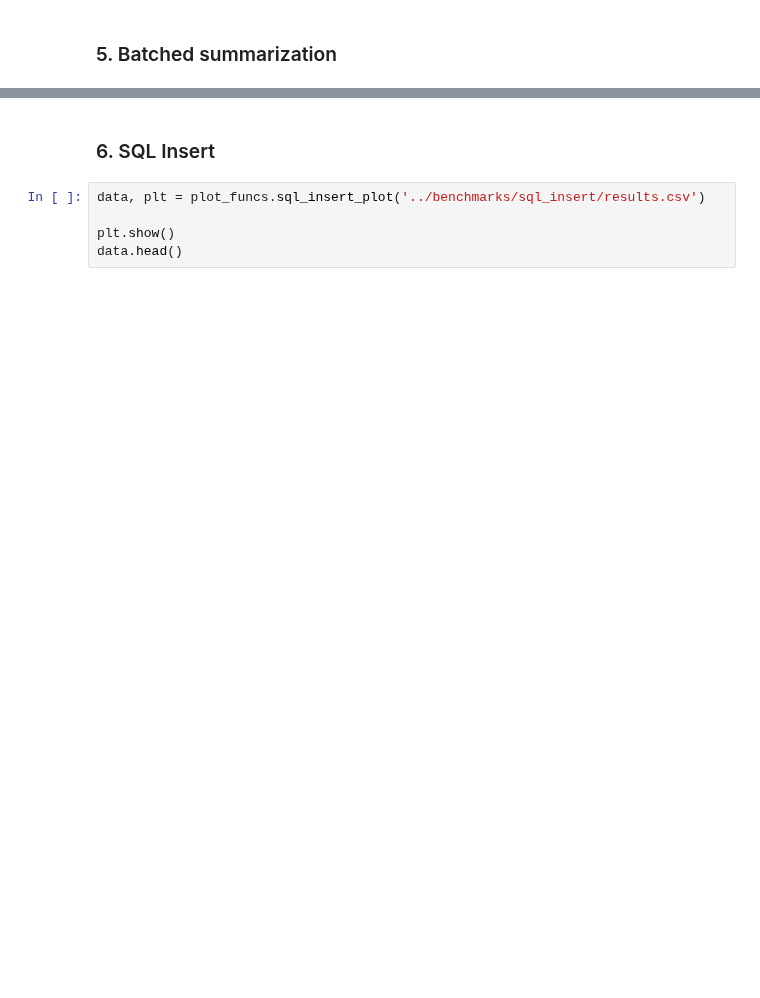
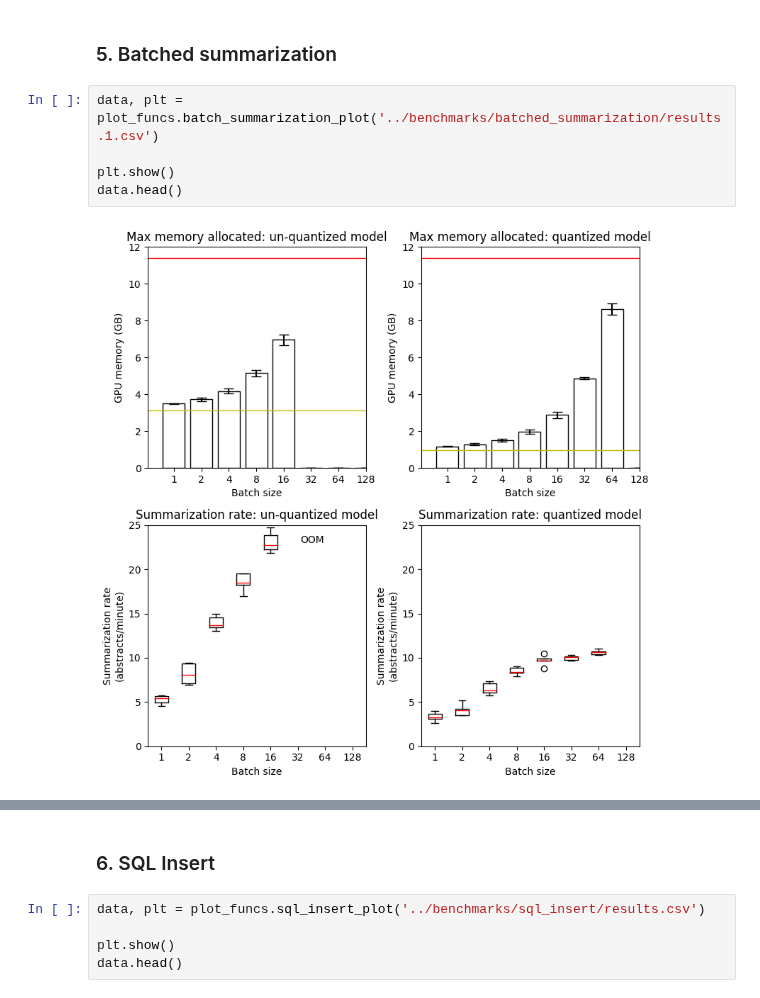
Before and after one commit to gperdrizet/PUBSUM, a Jupyter notebook: pubsum/notebooks/benchmarking_results.ipynb, the cells around one changed output, grey strips where cells are left out. Drawn from its saved outputs; the diff is of its cells as text; blank space fills up the shorter version.

```diff
--- a/pubsum/notebooks/benchmarking_results.ipynb
+++ b/pubsum/notebooks/benchmarking_results.ipynb
@@ -64,3 +64,10 @@ data.head()
 | 4 | 5 | 5 | none | 50.119571 | 0.099761 | ... |
 # %% [markdown]
 ### 5. Batched summarization
+# %%
+data, plt = plot_funcs.batch_summarization_plot('../benchmarks/batched_summarization/results.1.csv')
+
+plt.show()
+data.head()
+# %% [output]
+[figure, added]
```
Also changed, not shown: parts of 10 cells of this notebook, 1 other file.
